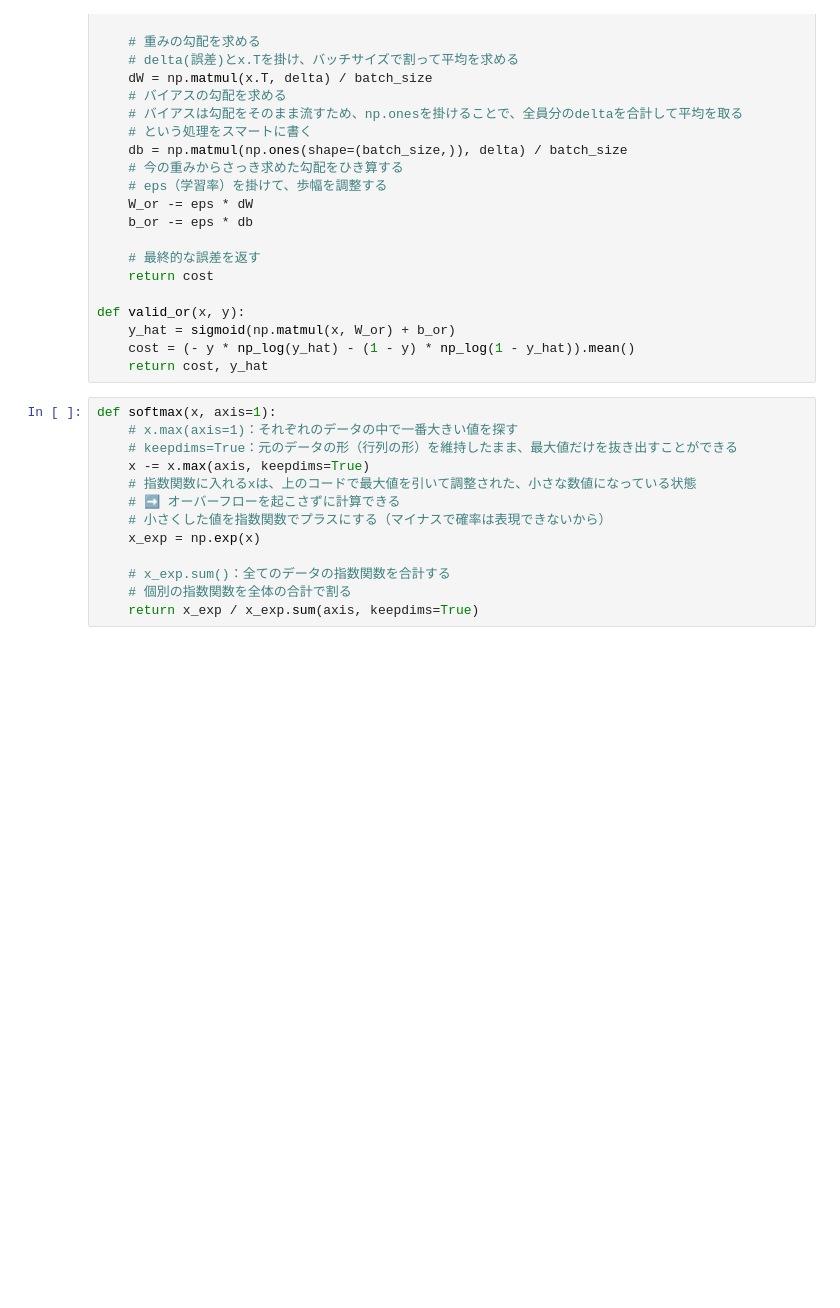
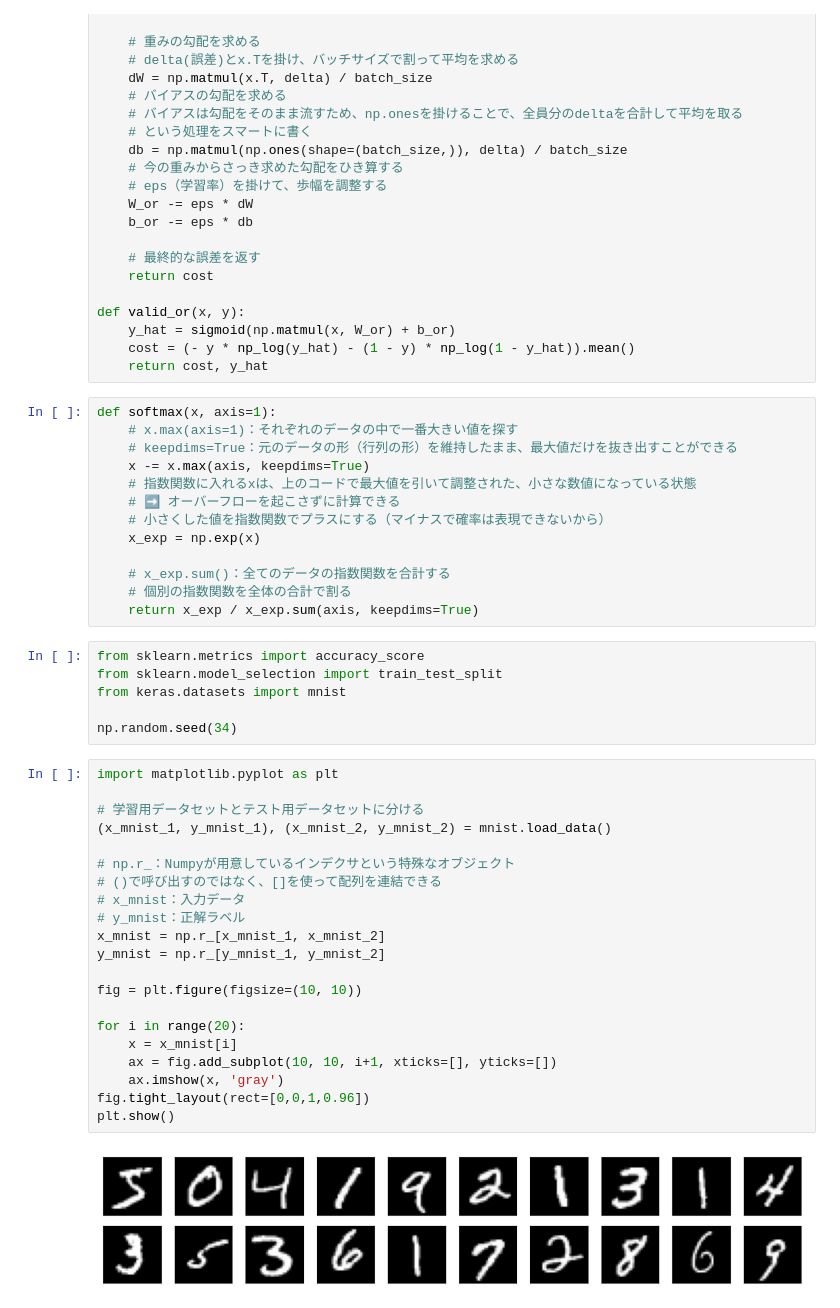
Before and after one commit to k6jf8wfhxh-ux/jdla-e-shikaku-study, a Jupyter notebook: ch02/ch02_practice.ipynb, the cells around one changed output. Saved outputs shown, nothing was run; the diff lists cells and outputs as text; blank space fills up the shorter version.

Commit message:
MNISTデータセットの準備と確認

```diff
--- a/ch02/ch02_practice.ipynb
+++ b/ch02/ch02_practice.ipynb
@@ -85,3 +85,32 @@ def softmax(x, axis=1):
     # x_exp.sum()：全てのデータの指数関数を合計する
     # 個別の指数関数を全体の合計で割る
     return x_exp / x_exp.sum(axis, keepdims=True)
+# %%
+from sklearn.metrics import accuracy_score
+from sklearn.model_selection import train_test_split
+from keras.datasets import mnist
+
+np.random.seed(34)
+# %%
+import matplotlib.pyplot as plt
+
+# 学習用データセットとテスト用データセットに分ける
+(x_mnist_1, y_mnist_1), (x_mnist_2, y_mnist_2) = mnist.load_data()
+
+# np.r_：Numpyが用意しているインデクサという特殊なオブジェクト
+# ()で呼び出すのではなく、[]を使って配列を連結できる
+# x_mnist：入力データ
+# y_mnist：正解ラベル
+x_mnist = np.r_[x_mnist_1, x_mnist_2]
+y_mnist = np.r_[y_mnist_1, y_mnist_2]
+
+fig = plt.figure(figsize=(10, 10))
+
+for i in range(20):
+    x = x_mnist[i]
+    ax = fig.add_subplot(10, 10, i+1, xticks=[], yticks=[])
+    ax.imshow(x, 'gray')
+fig.tight_layout(rect=[0,0,1,0.96])
+plt.show()
+# %% [output]
+[figure, added]
```
